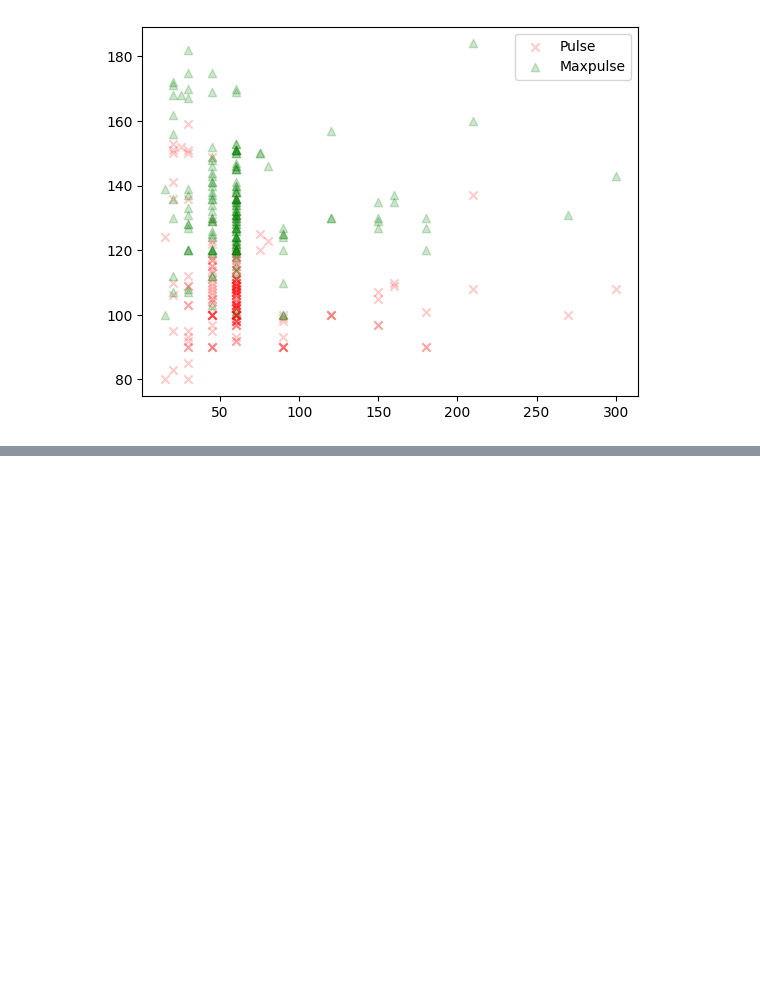
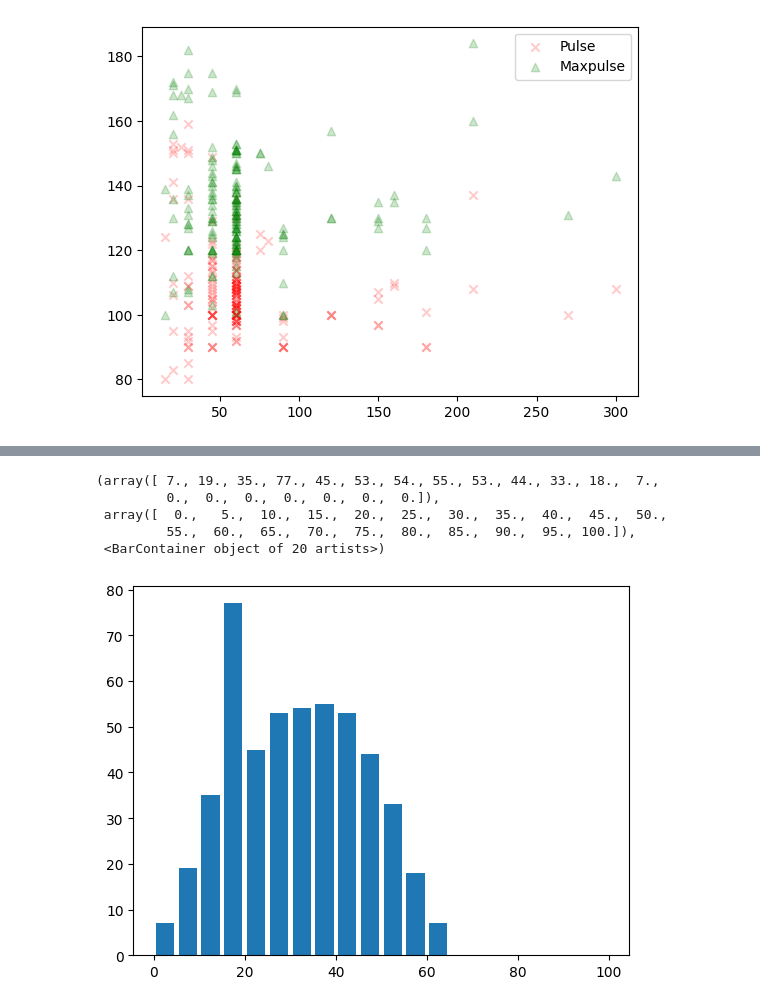
Before and after one commit to memonY49/SMIT-AI-DS-Batch-3, a Jupyter notebook: MatplotPractice.ipynb, the cells around one changed output, grey strips where cells are left out. Saved outputs shown, nothing was run; the diff lists cells and outputs as text; code cells hidden in the pictures; blank space fills up the shorter version.

```diff
--- a/MatplotPractice.ipynb
+++ b/MatplotPractice.ipynb
@@ -94,0 +142,9 @@ array([[  60. ,  110. ,  130. ,  409.1],
+# %%
+plt.hist(x=data.per, bins=20, range= (0,100), rwidth=0.8, histtype='bar')
+# %% [output]
+(array([ 7., 19., 35., 77., 45., 53., 54., 55., 53., 44., 33., 18.,  7.,
+         0.,  0.,  0.,  0.,  0.,  0.,  0.]),
+ array([  0.,   5.,  10.,  15.,  20.,  25.,  30.,  35.,  40.,  45.,  50.,
+         55.,  60.,  65.,  70.,  75.,  80.,  85.,  90.,  95., 100.]),
+ <BarContainer object of 20 artists>)
+[figure, added]
```
Also changed, not shown: parts of 20 cells of this notebook, 2 other files.
